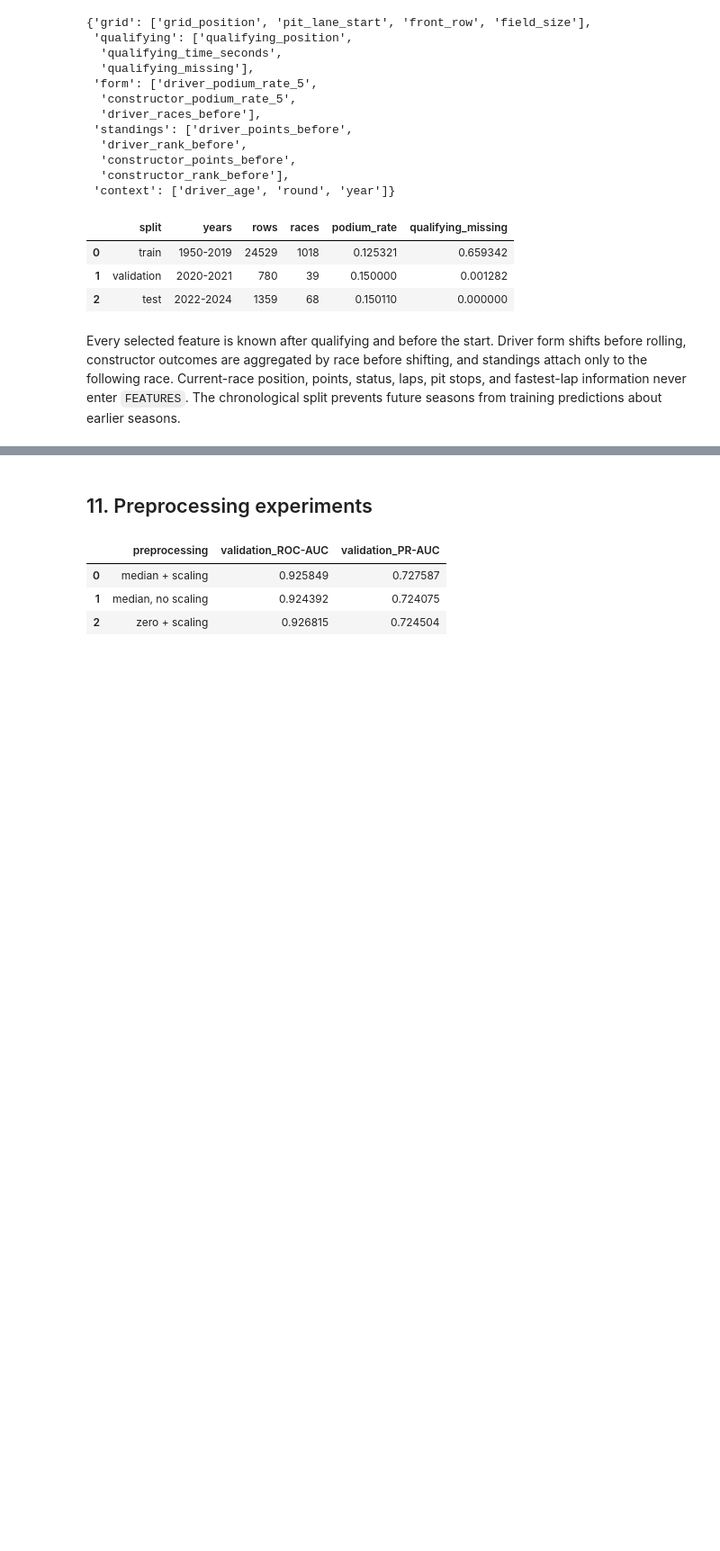
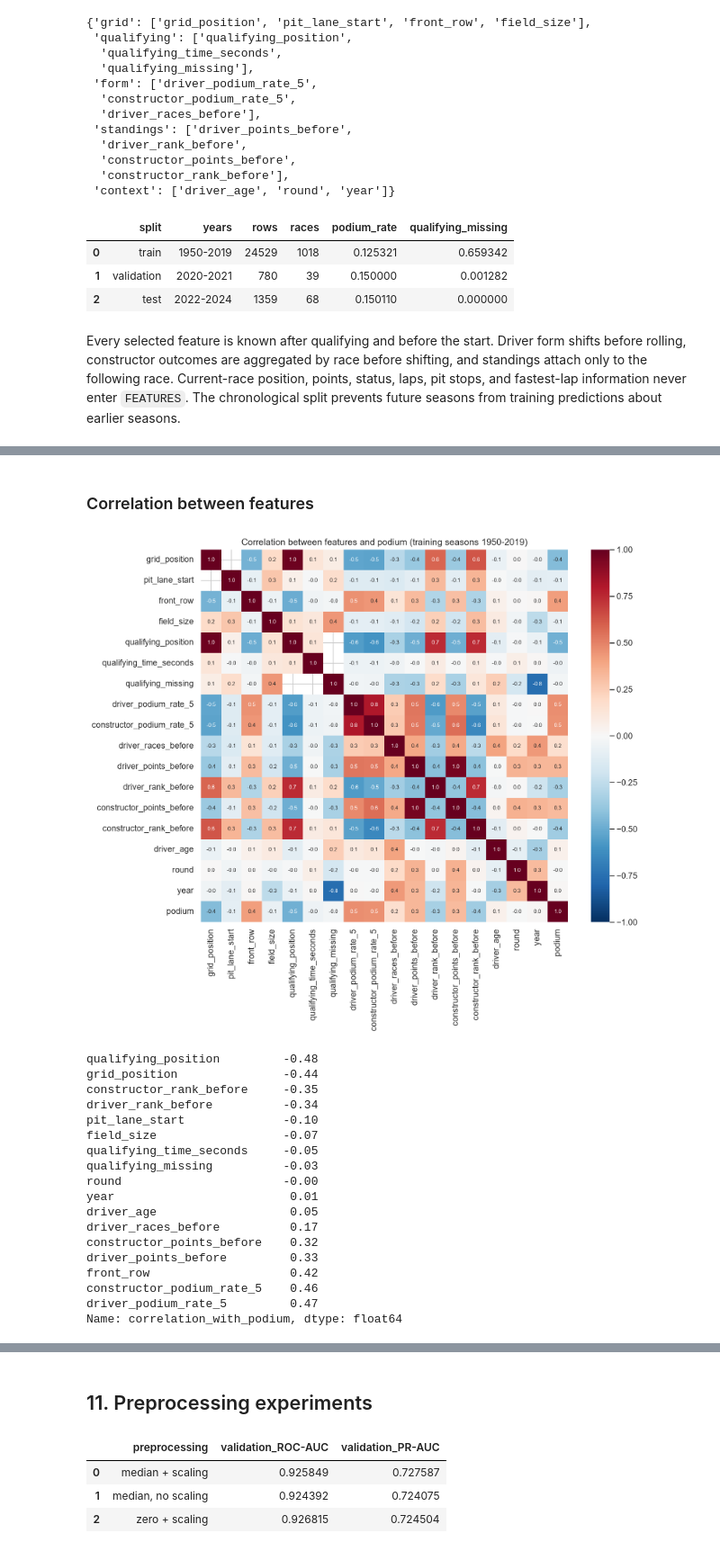
Before and after one commit to aliyousefex/ACL-9th-Paladin, a Jupyter notebook: notebooks/milestone_1_f1_podium_prediction.ipynb, the cells around one changed output, grey strips where cells are left out. Shown at 90% size. Saved outputs shown, nothing was run; the diff lists cells and outputs as text; code cells hidden in the pictures; blank space fills up the shorter version.

```diff
--- a/notebooks/milestone_1_f1_podium_prediction.ipynb
+++ b/notebooks/milestone_1_f1_podium_prediction.ipynb
@@ -836,0 +1125,34 @@ Every selected feature is known after qualifying and before the start. Driver fo
+# %% [markdown]
+### Correlation between features
+# %%
+corr = train[FEATURES + ["podium"]].corr()
+
+fig, ax = plt.subplots(figsize=(11, 9))
+sns.heatmap(corr, cmap="RdBu_r", vmin=-1, vmax=1, center=0,
+            annot=True, fmt=".1f", annot_kws={"size": 7}, ax=ax)
+ax.set_title("Correlation between features and podium (training seasons 1950-2019)")
+fig.savefig(OUT / "figures" / "feature_correlation.png", dpi=150, bbox_inches="tight")
+plt.close(fig)
+
+display(Image(filename=str(OUT / "figures" / "feature_correlation.png")))
+display(corr["podium"].drop("podium").sort_values().round(2).rename("correlation_with_podium"))
+# %% [output]
+[figure, added]
+qualifying_position         -0.48
+grid_position               -0.44
+constructor_rank_before     -0.35
+driver_rank_before          -0.34
+pit_lane_start              -0.10
+field_size                  -0.07
+qualifying_time_seconds     -0.05
+qualifying_missing          -0.03
+round                       -0.00
+year                         0.01
+driver_age                   0.05
+driver_races_before          0.17
+constructor_points_before    0.32
+driver_points_before         0.33
+front_row                    0.42
+constructor_podium_rate_5    0.46
+driver_podium_rate_5         0.47
+Name: correlation_with_podium, dtype: float64
```
Also changed, not shown: parts of 29 cells of this notebook.
